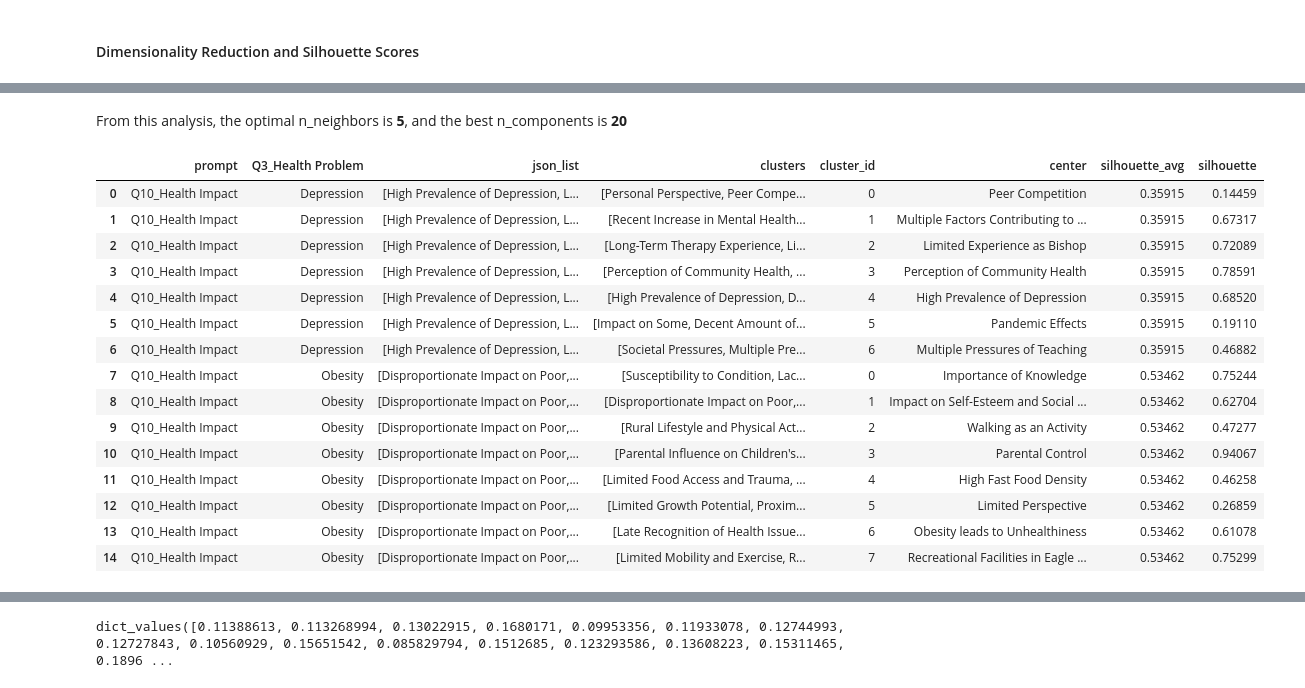
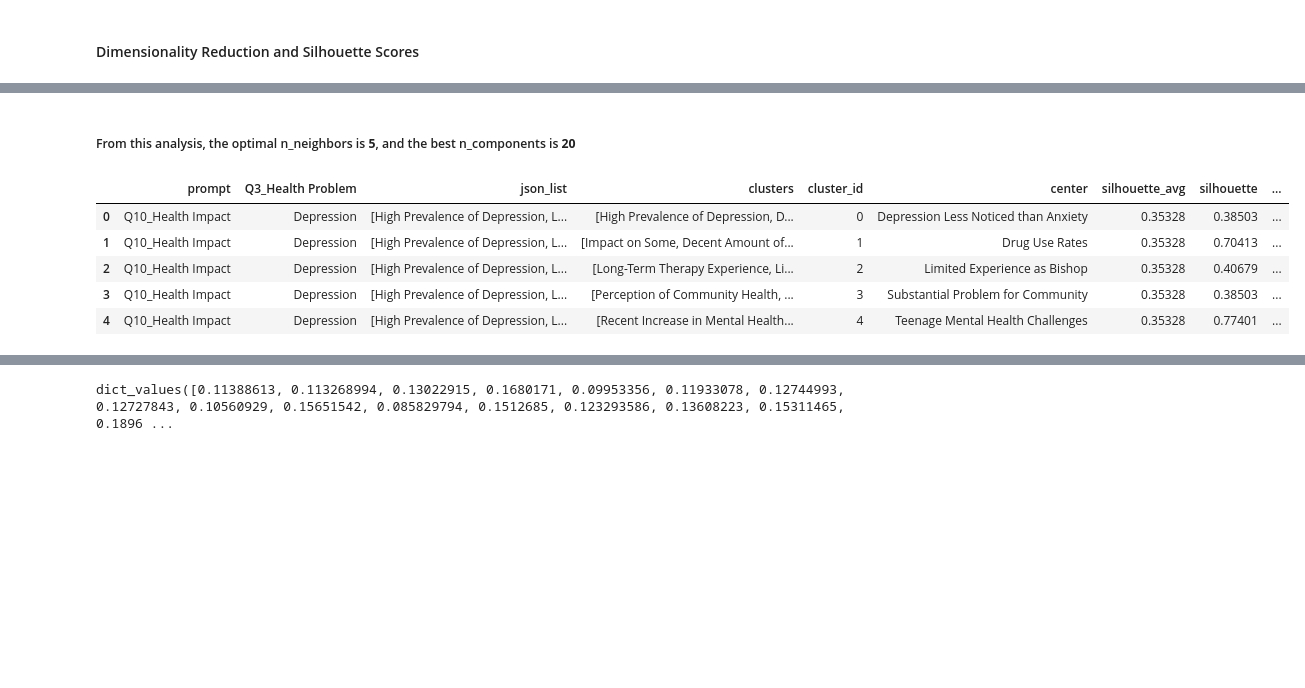
Before and after one commit to low-ethan/axial-coding, a Jupyter notebook: cluster_sentences.ipynb, the cells around one changed output, grey strips where cells are left out. Drawn from its saved outputs; the diff is of its cells as text; code cells hidden in the pictures; blank space fills up the shorter version.

```diff
--- a/cluster_sentences.ipynb
+++ b/cluster_sentences.ipynb
@@ -286,14 +286,28 @@ keys_with_multiple_values
  'Weight Control': ['But I explored, but now I need to control my weight.',
   'I need to control my weight.']}
 # %%
-def create_master_map(group):
+df_exploded = df5.explode('json_list')
+# Extract 'Code' from dictionary
+df_exploded['Code'] = df_exploded['json_list'].apply(lambda x: x.get('Code') if isinstance(x, dict) else None)
+
+# Drop rows with missing 'Code'
+df_exploded = df_exploded.dropna(subset=['Code'])
+
+# Create mapping DataFrame
+id_df = df_exploded.groupby(['prompt', 'Q3_Health Problem']).apply(
+    lambda g: g.groupby('Code')['id'].apply(list).to_dict()
+).reset_index(name='Code_Id_Map')
+
+def create_master_map(group, tgt_col):
     master_map = defaultdict(list)
     for json_list in group['json_list']:
         for item in json_list:
-            text = item.get('Original_Text')
+            text = item.get(tgt_col)
             code = item.get('Code')
             if text and code:
                 master_map[code].append(text)
     return master_map
 
-map_df = df5.groupby(['prompt', 'Q3_Health Problem']).apply(create_master_map).reset_index(name='master_map')
+
+txt_df = df5.groupby(['prompt', 'Q3_Health Problem']).apply(create_master_map, *['Original_Text']).reset_index(name='Code_Text_Map')
+map_df = pd.merge(txt_df, id_df, on=['prompt','Q3_Health Problem'])
@@ -510,3 +515,3 @@ score_df
 # %% [markdown]
-From this analysis, the optimal n_neighbors is **5**, and the best n_components is **20**
+##### From this analysis, the optimal n_neighbors is **5**, and the best n_components is **20**
 # %%
@@ -514,22 +519,3 @@ clustered_df, _ = hdb_clustering(all_codes, 5, 20)
-# %%
-clustered_df.head(15)
-# %% [output]
-|  | prompt | Q3_Health Problem | json_list | clusters | cluster_id | center | silhouette_avg | silhouette |
-| 0 | Q10_Health Impact | Depression | [High Prevalence of Depression, L... | [Personal Perspective, Peer Compe... | 0 | Peer Competition | 0.35915 | 0.14459 |
-| 1 | Q10_Health Impact | Depression | [High Prevalence of Depression, L... | [Recent Increase in Mental Health... | 1 | Multiple Factors Contributing to ... | 0.35915 | 0.67317 |
-| 2 | Q10_Health Impact | Depression | [High Prevalence of Depression, L... | [Long-Term Therapy Experience, Li... | 2 | Limited Experience as Bishop | 0.35915 | 0.72089 |
-| 3 | Q10_Health Impact | Depression | [High Prevalence of Depression, L... | [Perception of Community Health, ... | 3 | Perception of Community Health | 0.35915 | 0.78591 |
-| 4 | Q10_Health Impact | Depression | [High Prevalence of Depression, L... | [High Prevalence of Depression, D... | 4 | High Prevalence of Depression | 0.35915 | 0.68520 |
-| 5 | Q10_Health Impact | Depression | [High Prevalence of Depression, L... | [Impact on Some, Decent Amount of... | 5 | Pandemic Effects | 0.35915 | 0.19110 |
-| 6 | Q10_Health Impact | Depression | [High Prevalence of Depression, L... | [Societal Pressures, Multiple Pre... | 6 | Multiple Pressures of Teaching | 0.35915 | 0.46882 |
-| 7 | Q10_Health Impact | Obesity | [Disproportionate Impact on Poor,... | [Susceptibility to Condition, Lac... | 0 | Importance of Knowledge | 0.53462 | 0.75244 |
-| 8 | Q10_Health Impact | Obesity | [Disproportionate Impact on Poor,... | [Disproportionate Impact on Poor,... | 1 | Impact on Self-Esteem and Social ... | 0.53462 | 0.62704 |
-| 9 | Q10_Health Impact | Obesity | [Disproportionate Impact on Poor,... | [Rural Lifestyle and Physical Act... | 2 | Walking as an Activity | 0.53462 | 0.47277 |
-| 10 | Q10_Health Impact | Obesity | [Disproportionate Impact on Poor,... | [Parental Influence on Children's... | 3 | Parental Control | 0.53462 | 0.94067 |
-| 11 | Q10_Health Impact | Obesity | [Disproportionate Impact on Poor,... | [Limited Food Access and Trauma, ... | 4 | High Fast Food Density | 0.53462 | 0.46258 |
-| 12 | Q10_Health Impact | Obesity | [Disproportionate Impact on Poor,... | [Limited Growth Potential, Proxim... | 5 | Limited Perspective | 0.53462 | 0.26859 |
-| 13 | Q10_Health Impact | Obesity | [Disproportionate Impact on Poor,... | [Late Recognition of Health Issue... | 6 | Obesity leads to Unhealthiness | 0.53462 | 0.61078 |
-| 14 | Q10_Health Impact | Obesity | [Disproportionate Impact on Poor,... | [Limited Mobility and Exercise, R... | 7 | Recreational Facilities in Eagle ... | 0.53462 | 0.75299 |
 # %%
 clustered_df = clustered_df.merge(map_df, on=['prompt', 'Q3_Health Problem'], how='left')
 
@@ -544,3 +533,12 @@ clustered_df['cluster_orig_texts'] = clustered_df.apply(
+# %%
+clustered_df.head()
+# %% [output]
+|  | prompt | Q3_Health Problem | json_list | clusters | cluster_id | center | silhouette_avg | silhouette | ... |
+| 0 | Q10_Health Impact | Depression | [High Prevalence of Depression, L... | [High Prevalence of Depression, D... | 0 | Depression Less Noticed than Anxiety | 0.35328 | 0.38503 | ... |
+| 1 | Q10_Health Impact | Depression | [High Prevalence of Depression, L... | [Impact on Some, Decent Amount of... | 1 | Drug Use Rates | 0.35328 | 0.70413 | ... |
+| 2 | Q10_Health Impact | Depression | [High Prevalence of Depression, L... | [Long-Term Therapy Experience, Li... | 2 | Limited Experience as Bishop | 0.35328 | 0.40679 | ... |
+| 3 | Q10_Health Impact | Depression | [High Prevalence of Depression, L... | [Perception of Community Health, ... | 3 | Substantial Problem for Community | 0.35328 | 0.38503 | ... |
+| 4 | Q10_Health Impact | Depression | [High Prevalence of Depression, L... | [Recent Increase in Mental Health... | 4 | Teenage Mental Health Challenges | 0.35328 | 0.77401 | ... |
 # %%
 def generate_id(q_num, problem, clusterId):
     return f"{q_num[:3].upper()}_{problem[:3]}_{str(clusterId).upper()}"
```
Also changed, not shown: parts of 8 cells of this notebook, 1 other file.
